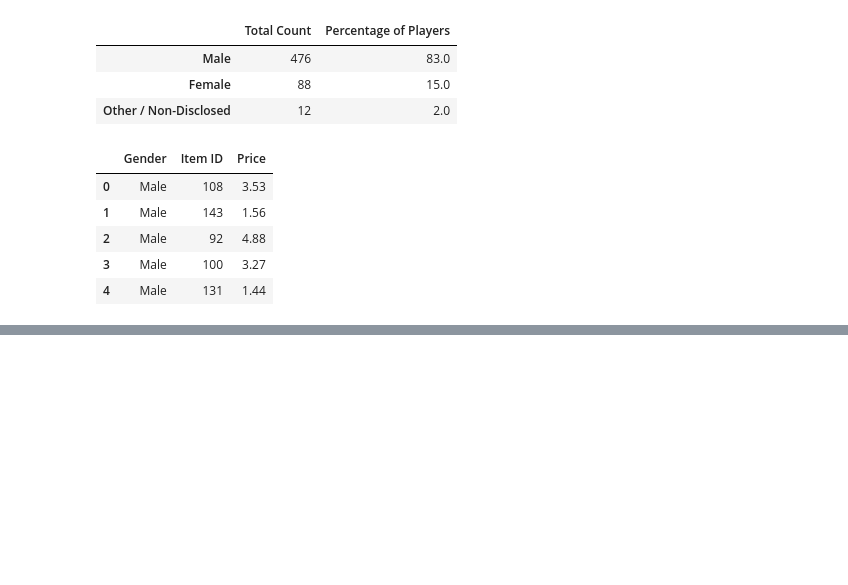
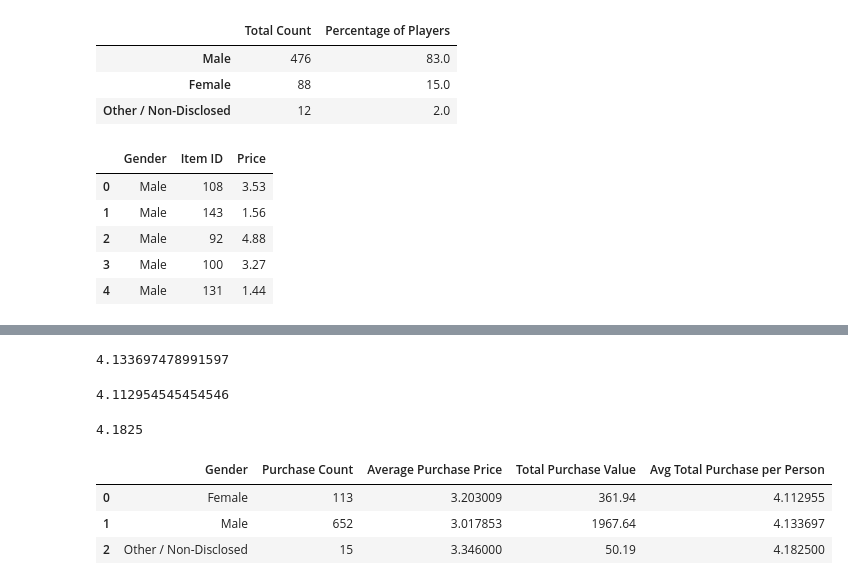
Before and after one commit to krob030/pandas, a Jupyter notebook: heroes.ipynb, the cells around one changed output, grey strips where cells are left out. Cells and saved outputs as stored; diff of their text form; code cells hidden in the pictures; blank space fills up the shorter version.

```diff
--- a/heroes.ipynb
+++ b/heroes.ipynb
@@ -270,0 +353,2 @@ isi. head()
+# %%
+male_count= 476
@@ -270,0 +359,28 @@ isi. head()
+# %%
+avgplayM= am/male_count
+avgplayM
+# %% [output]
+4.133697478991597
+# %%
+avgplayF= af/female_count
+avgplayF
+# %% [output]
+4.112954545454546
+# %%
+avgplayo= ao/other_count
+avgplayo
+# %% [output]
+4.1825
+# %%
+purchaseA= pd.DataFrame({"Gender": ["Female", "Male", "Other / Non-Disclosed"],
+    "Purchase Count": [numF, numM, numO],
+                         "Average Purchase Price": [MF, MM, MO],
+                           "Total Purchase Value": [af, am, ao],
+                           "Avg Total Purchase per Person": [avgplayF, avgplayM, avgplayO],
+                        })
+purchaseA
+# %% [output]
+|  | Gender | Purchase Count | Average Purchase Price | Total Purchase Value | Avg Total Purchase per Person |
+| 0 | Female | 113 | 3.203009 | 361.94 | 4.112955 |
+| 1 | Male | 652 | 3.017853 | 1967.64 | 4.133697 |
+| 2 | Other / Non-Disclosed | 15 | 3.346000 | 50.19 | 4.182500 |
```
Also changed, not shown: parts of 18 cells of this notebook.
